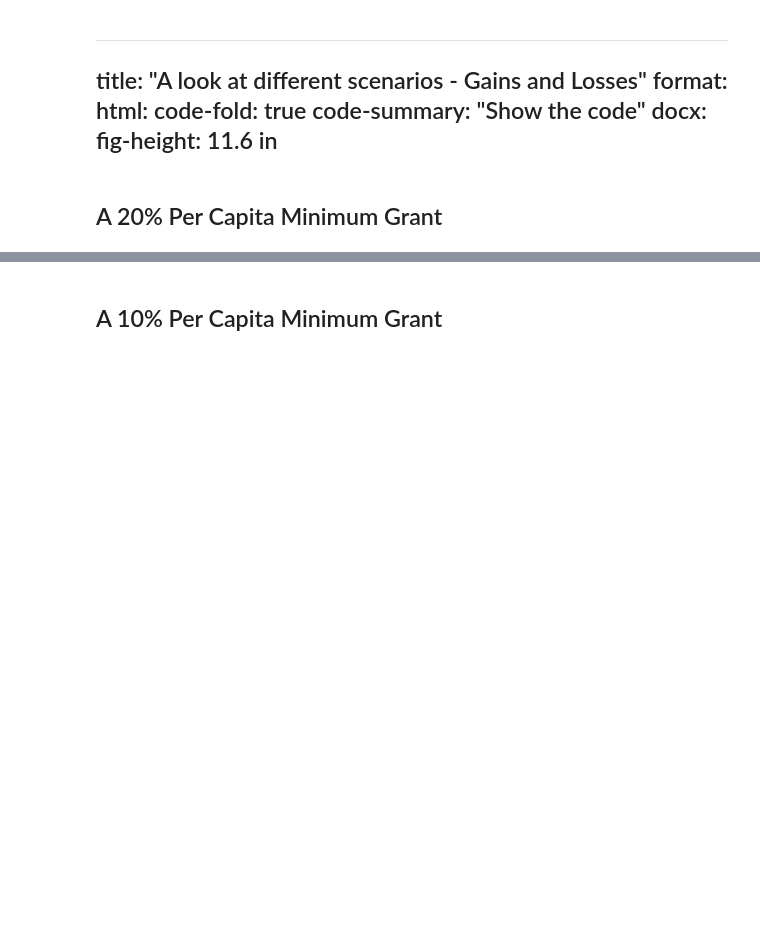
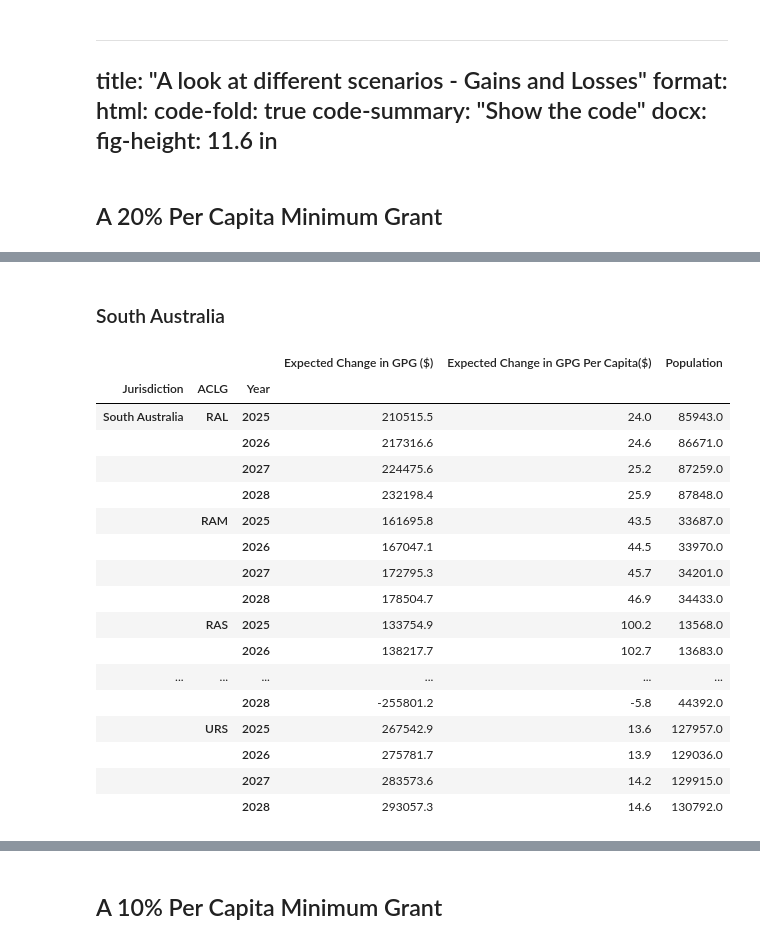
Before and after one commit to AuLGA/fa_grants, a Jupyter notebook: modelling_outcomes.ipynb, the cells around one changed output, grey strips where cells are left out. Cells and saved outputs as stored; diff of their text form; code cells hidden in the pictures; blank space fills up the shorter version.

```diff
--- a/modelling_outcomes.ipynb
+++ b/modelling_outcomes.ipynb
@@ -170,0 +206,23 @@ k
+# %% [markdown]
+### South Australia
+# %%
+display_data(sim_grants_20_melted, "South Australia")
+# %% [output]
+|  |  |  | Expected Change in GPG ($) | Expected Change in GPG Per Capita($) | Population |
+| Jurisdiction | ACLG | Year |  |  |  |
+| South Australia | RAL | 2025 | 210515.5 | 24.0 | 85943.0 |
+|  |  | 2026 | 217316.6 | 24.6 | 86671.0 |
+|  |  | 2027 | 224475.6 | 25.2 | 87259.0 |
+|  |  | 2028 | 232198.4 | 25.9 | 87848.0 |
+|  | RAM | 2025 | 161695.8 | 43.5 | 33687.0 |
+|  |  | 2026 | 167047.1 | 44.5 | 33970.0 |
+|  |  | 2027 | 172795.3 | 45.7 | 34201.0 |
+|  |  | 2028 | 178504.7 | 46.9 | 34433.0 |
+|  | RAS | 2025 | 133754.9 | 100.2 | 13568.0 |
+|  |  | 2026 | 138217.7 | 102.7 | 13683.0 |
+| ... | ... | ... | ... | ... | ... |
+|  |  | 2028 | -255801.2 | -5.8 | 44392.0 |
+|  | URS | 2025 | 267542.9 | 13.6 | 127957.0 |
+|  |  | 2026 | 275781.7 | 13.9 | 129036.0 |
+|  |  | 2027 | 283573.6 | 14.2 | 129915.0 |
+|  |  | 2028 | 293057.3 | 14.6 | 130792.0 |
```
Also changed, not shown: parts of 59 cells of this notebook, 10 other files.
